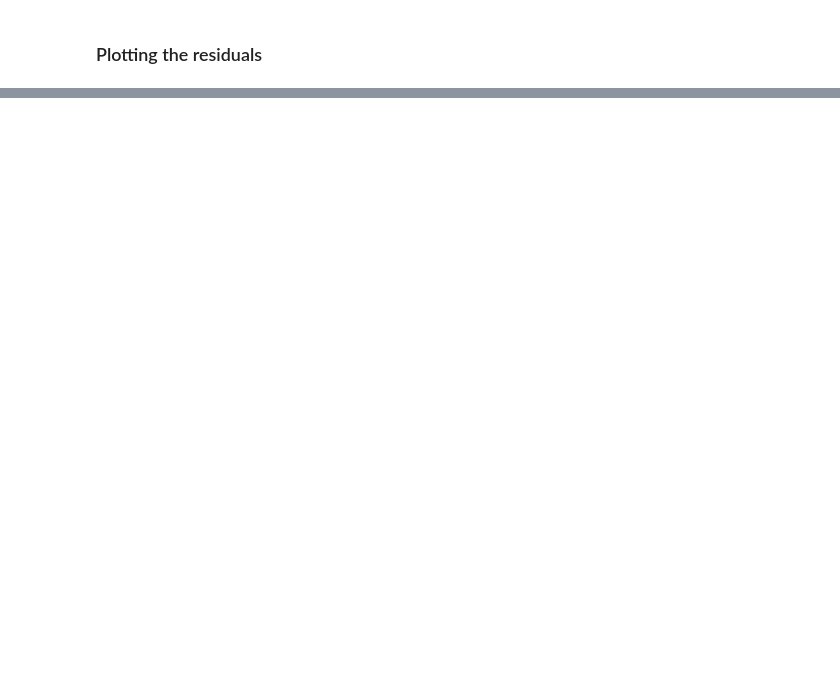
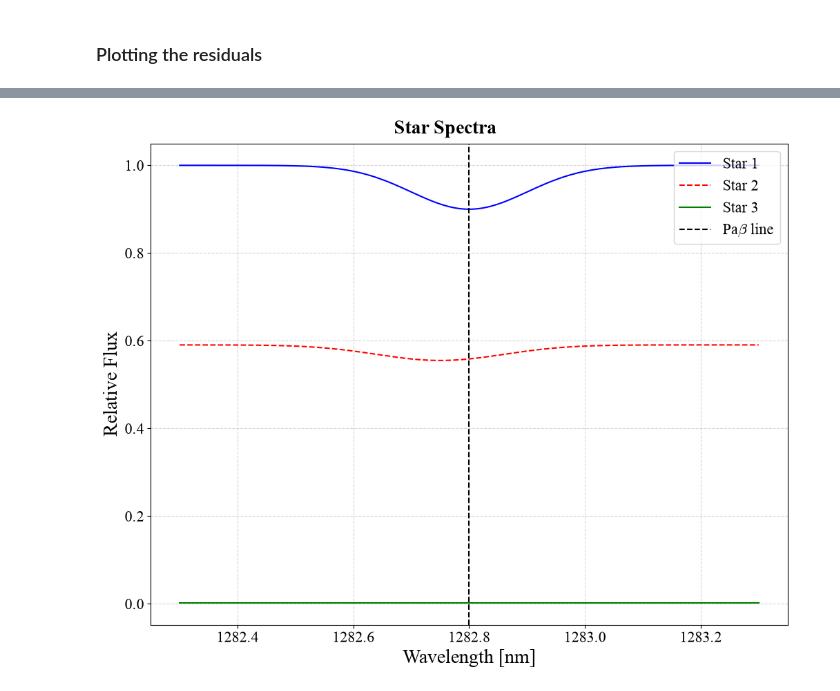
Before and after one commit to saividyud/Second-Year-Project, a Jupyter notebook: fitting.ipynb, the cells around one changed output, grey strips where cells are left out. Cells and saved outputs as stored; diff of their text form; code cells hidden in the pictures; blank space fills up the shorter version.

```diff
--- a/fitting.ipynb
+++ b/fitting.ipynb
@@ -367,0 +395,83 @@ plt.show()
+# %%
+# Mass of the stars
+M_1 = 1 # [M_1]
+M_2 = 0.9 # [M_1]
+M_3 = 0.3 # [M_1]
+
+# Flux of the continuum of the stars
+F_1 = 1
+F_2 = F_1 / functions.M_L_relation(M_1, M_2)
+F_3 = F_1 / functions.M_L_relation(M_1, M_3)
+
+# Depth of the line
+A_LINE_1 = 0.9
+A_LINE_2 = 0.94
+A_LINE_3 = 1
+
+# Middle wavelength of each absorption line
+WAV_MIDDLE_1 = WAV_MIDDLE
+WAV_MIDDLE_2 = WAV_MIDDLE - 0.05
+WAV_MIDDLE_3 = WAV_MIDDLE + 0.05
+
+# Width of each absorption line
+WAV_WIDTH_1 = WAV_WIDTH
+WAV_WIDTH_2 = WAV_WIDTH + 0.01
+WAV_WIDTH_3 = WAV_WIDTH + 0.01
+
+# Spectrum of star 1
+star1_spectrum = functions.create_spectrum(F_1, A_LINE_1, WAV_MIDDLE_1, WAV_WIDTH_1, WAV_RANGE)
+
+# Spectrum of star 2
+star2_spectrum = functions.create_spectrum(F_2, A_LINE_2, WAV_MIDDLE_2, WAV_WIDTH_2, WAV_RANGE)
+
+# Spectrum of star 3
+star3_spectrum = functions.create_spectrum(F_3, A_LINE_3, WAV_MIDDLE_3, WAV_WIDTH_3, WAV_RANGE)
+
+# Star 1 position
+star1_x = 0
+star1_y = 0
+star1_position = np.array([star1_x, star1_y])
+
+# Star 2 position
+star2_x = 50
+star2_y = 0
+star2_position = np.array([star2_x, star2_y])
+
+# Star 3 position
+star3_x = 20
+star3_y = 0
+star3_position = np.array([star3_x, star3_y])
+
+# Calculating photonic lantern outputs
+combined_outputs = photonic_lantern_device.calculate_photonic_lantern_outputs(np.array([star1_position, star2_position, star3_position]), np.array([star1_spectrum, star2_spectrum, star3_spectrum]), noise=1e-3)
+
+# Computing the total intensities across all outputs as a function of wavelength
+total_intensity = np.sum(combined_outputs, axis=1)
+
+# Computing fractional intensities for the outputs
+fractional_intensity = combined_outputs / total_intensity.reshape(-1, 1)
+
+print(f'Shape of fractional intensities: (N_SPEC x N_OUTPUTS) -> {fractional_intensity.shape}')
+
+# Plotting the spectra
+fig = plt.figure()
+fig.set_constrained_layout(True)
+ax = fig.add_subplot()
+
+fig.suptitle('Star Spectra')
+
+ax.plot(WAV_RANGE, star1_spectrum, label='Star 1', color='b', linestyle='-')
+ax.plot(WAV_RANGE, star2_spectrum, label='Star 2', color='r', linestyle='--')
+ax.plot(WAV_RANGE, star3_spectrum, label='Star 3', color='g', linestyle='-')
+
+ax.axvline(WAV_MIDDLE, color='k', linestyle='--', label='Pa$\\beta$ line')
+
+ax.set_xlabel('Wavelength [nm]')
+ax.set_ylabel('Relative Flux')
+
+ax.grid(True, linestyle='--', alpha=0.5)
+
+ax.legend()
+
+plt.show()
+# %% [output]
@@ -367,0 +479 @@ plt.show()
+[figure, added]
```
Also changed, not shown: parts of 10 cells of this notebook, 2 other files.
